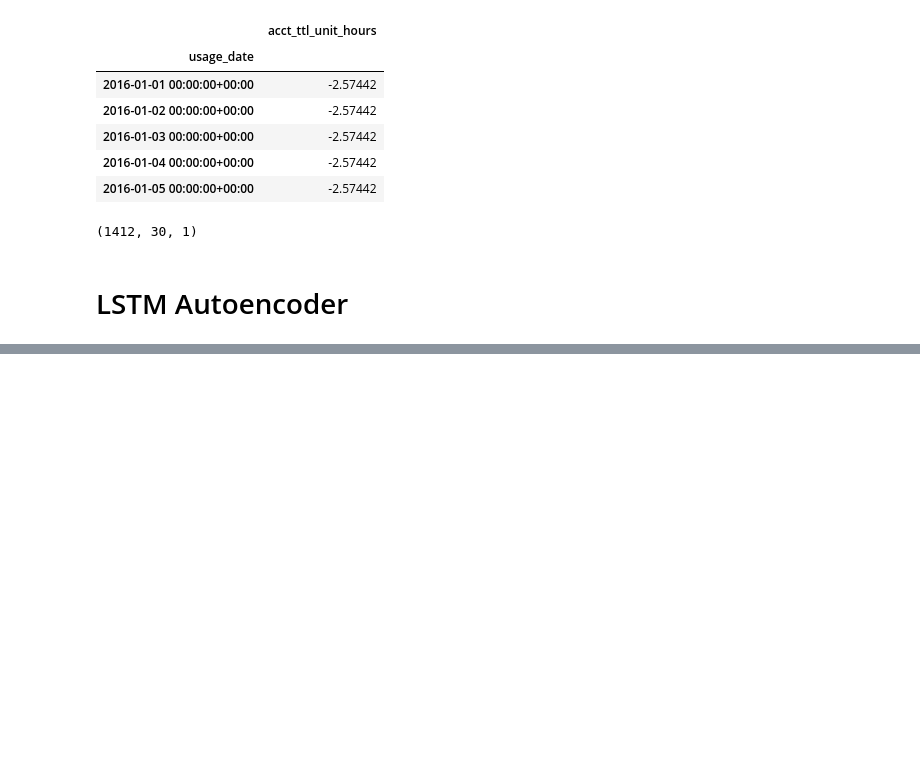
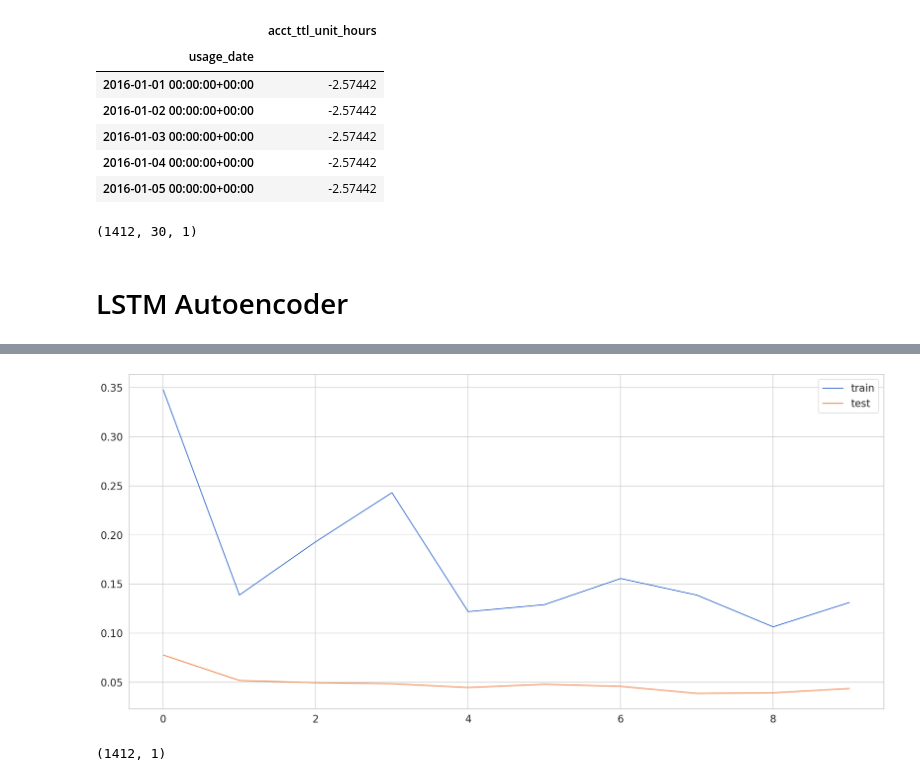
Before and after one commit to char8060/timeseries-anomaly, a Jupyter notebook: anomaly_detection.ipynb, the cells around one changed output, grey strips where cells are left out. Drawn from its saved outputs; the diff is of its cells as text; code cells hidden in the pictures; blank space fills up the shorter version.

Commit message:
first draft

```diff
--- a/anomaly_detection.ipynb
+++ b/anomaly_detection.ipynb
@@ -117,0 +120,36 @@ X_train.shape
+# %%
+model = keras.Sequential()
+
+#first layer
+model.add(keras.layers.LSTM(
+    units=64,
+    input_shape=(X_train.shape[1],X_train.shape[2])
+))
+
+#add regularization layer
+model.add(keras.layers.Dropout(rate=0.2))
+
+model.add(keras.layers.RepeatVector(n=X_train.shape[1]))
+
+model.add(keras.layers.LSTM(
+    units=64,
+    return_sequences=True
+))
+
+#add another regularization layer
+model.add(keras.layers.Dropout(rate=0.2))
+
+#add time-distributed layer for anomaly detection
+model.add(keras.layers.TimeDistributed(keras.layers.Dense(
+   units=X_train.shape[2]
+)))
+
+model.compile(loss='mae', optimizer='adam')
+# %%
+history = model.fit(
+    X_train, y_train,
+    epochs=10,
+    batch_size=32,
+    validation_split=0.1,
+    shuffle=False
+    )
@@ -117,0 +177,6 @@ X_train.shape
+# %%
+plt.plot(history.history['loss'],label='train')
+plt.plot(history.history['val_loss'],label='test')
+plt.legend();
+# %% [output]
+[figure, added]
@@ -117,0 +187,4 @@ X_train.shape
+# %%
+train_mae_loss.shape
+# %% [output]
+(1412, 1)
```
Also changed, not shown: parts of 11 cells of this notebook.
